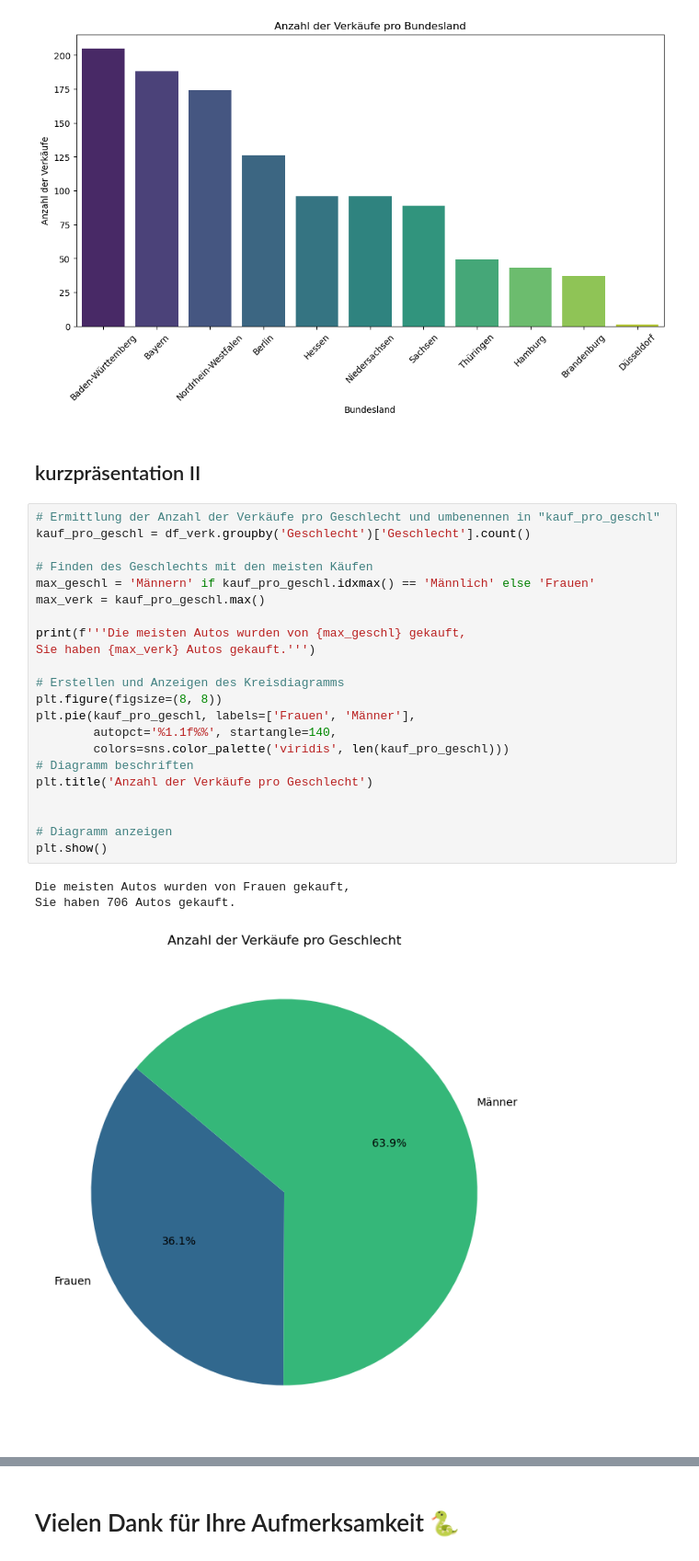
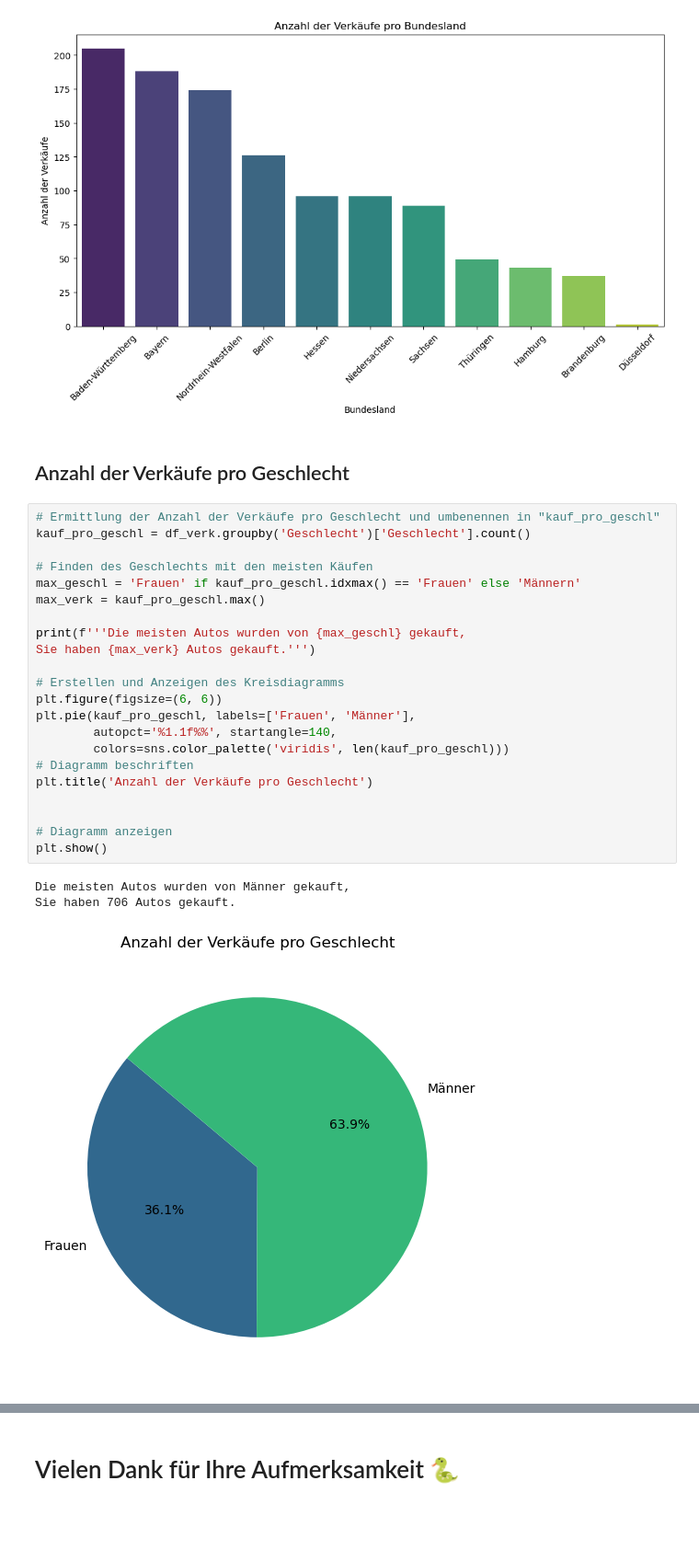
Before and after one commit to SebastianKnoche/final_projectSS24_Group4, a Jupyter notebook: presentation.ipynb, the cells around one changed output, grey strips where cells are left out. Shown at 92% size. Saved outputs shown, nothing was run; the diff lists cells and outputs as text; blank space fills up the shorter version.

```diff
--- a/presentation.ipynb
+++ b/presentation.ipynb
@@ -1058,31 +1058,31 @@ plt.show()
 # %% [output]
 [figure]
 # %% [markdown]
-## kurzpräsentation II
+## Anzahl der Verkäufe pro Geschlecht
 # %%
 # Ermittlung der Anzahl der Verkäufe pro Geschlecht und umbenennen in "kauf_pro_geschl"
 kauf_pro_geschl = df_verk.groupby('Geschlecht')['Geschlecht'].count()
 
 # Finden des Geschlechts mit den meisten Käufen
-max_geschl = 'Männern' if kauf_pro_geschl.idxmax() == 'Männlich' else 'Frauen'
+max_geschl = 'Frauen' if kauf_pro_geschl.idxmax() == 'Frauen' else 'Männern'
 max_verk = kauf_pro_geschl.max()
 
 print(f'''Die meisten Autos wurden von {max_geschl} gekauft,
 Sie haben {max_verk} Autos gekauft.''')
 
 # Erstellen und Anzeigen des Kreisdiagramms
-plt.figure(figsize=(8, 8))
+plt.figure(figsize=(6, 6))
 plt.pie(kauf_pro_geschl, labels=['Frauen', 'Männer'],
         autopct='%1.1f%%', startangle=140,
         colors=sns.color_palette('viridis', len(kauf_pro_geschl)))
 # Diagramm beschriften
 plt.title('Anzahl der Verkäufe pro Geschlecht')
 
 
 # Diagramm anzeigen
 plt.show()
 # %% [output]
-Die meisten Autos wurden von Frauen gekauft,
+Die meisten Autos wurden von Männer gekauft,
 Sie haben 706 Autos gekauft.
-[figure, old version]
+[figure, new version]
 # %% [markdown]
```
Also changed, not shown: parts of 8 cells of this notebook, 1 other file.
